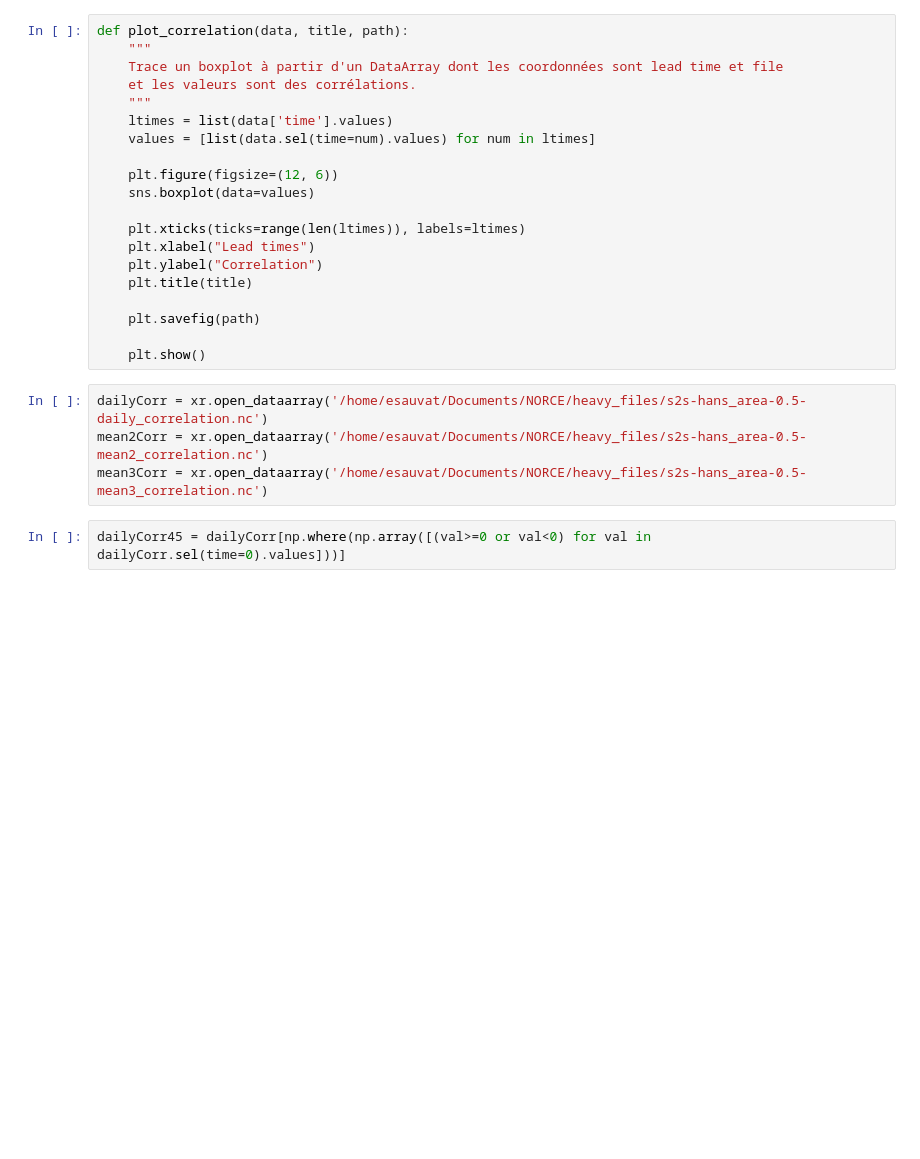
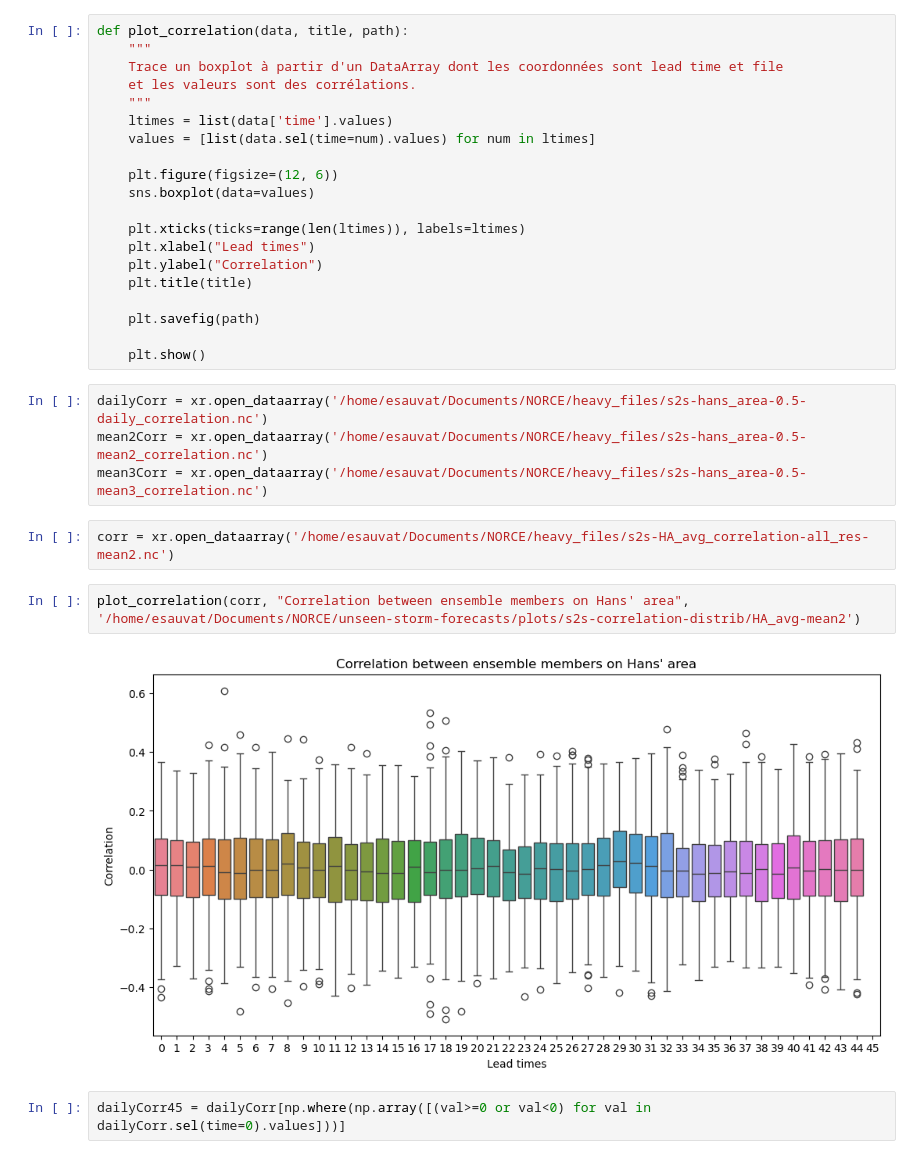
Before and after one commit to esauvat/unseen-storm-forecasts, a Jupyter notebook: script/plotter.ipynb, the cells around one changed output. Cells and saved outputs as stored; diff of their text form; blank space fills up the shorter version.

Commit message:
reworking package and correlation

```diff
--- a/script/plotter.ipynb
+++ b/script/plotter.ipynb
@@ -147,6 +147,12 @@ def plot_correlation(data, title, path):
 dailyCorr = xr.open_dataarray('/home/esauvat/Documents/NORCE/heavy_files/s2s-hans_area-0.5-daily_correlation.nc')
 mean2Corr = xr.open_dataarray('/home/esauvat/Documents/NORCE/heavy_files/s2s-hans_area-0.5-mean2_correlation.nc')
 mean3Corr = xr.open_dataarray('/home/esauvat/Documents/NORCE/heavy_files/s2s-hans_area-0.5-mean3_correlation.nc')
+# %%
+corr = xr.open_dataarray('/home/esauvat/Documents/NORCE/heavy_files/s2s-HA_avg_correlation-all_res-mean2.nc')
+# %%
+plot_correlation(corr, "Correlation between ensemble members on Hans' area", '/home/esauvat/Documents/NORCE/unseen-storm-forecasts/plots/s2s-correlation-distrib/HA_avg-mean2')
+# %% [output]
+[figure, added]
 # %%
 dailyCorr45 = dailyCorr[np.where(np.array([(val>=0 or val<0) for val in dailyCorr.sel(time=0).values]))]
 # %%
```
Also changed, not shown: 28 other files.
